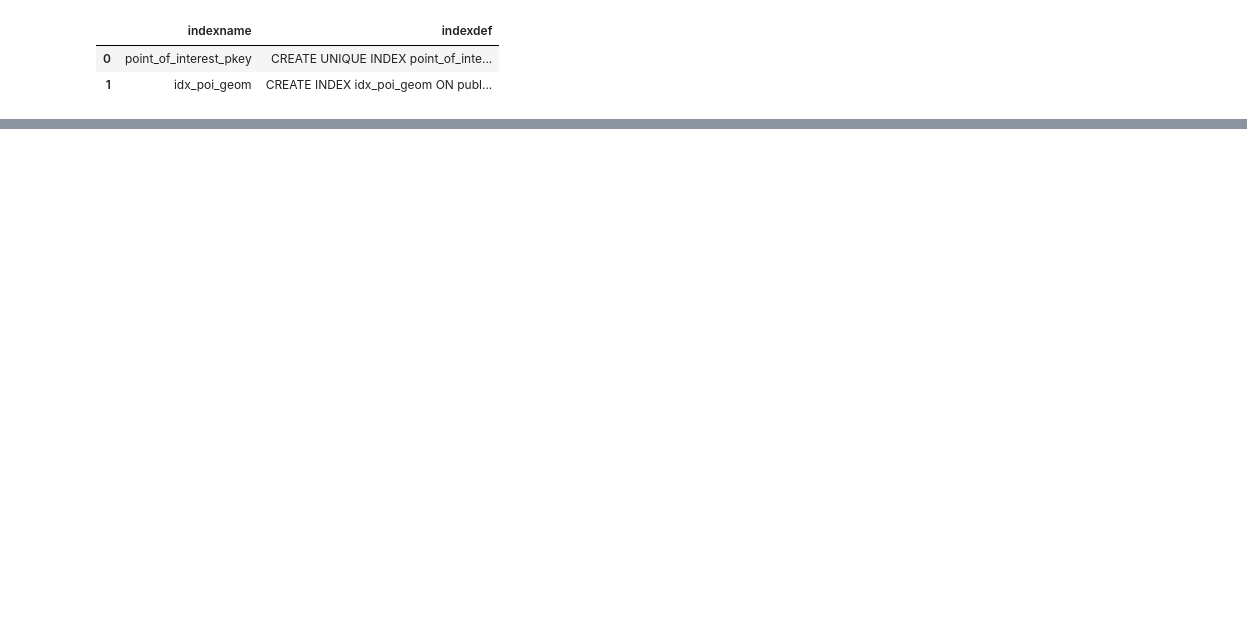
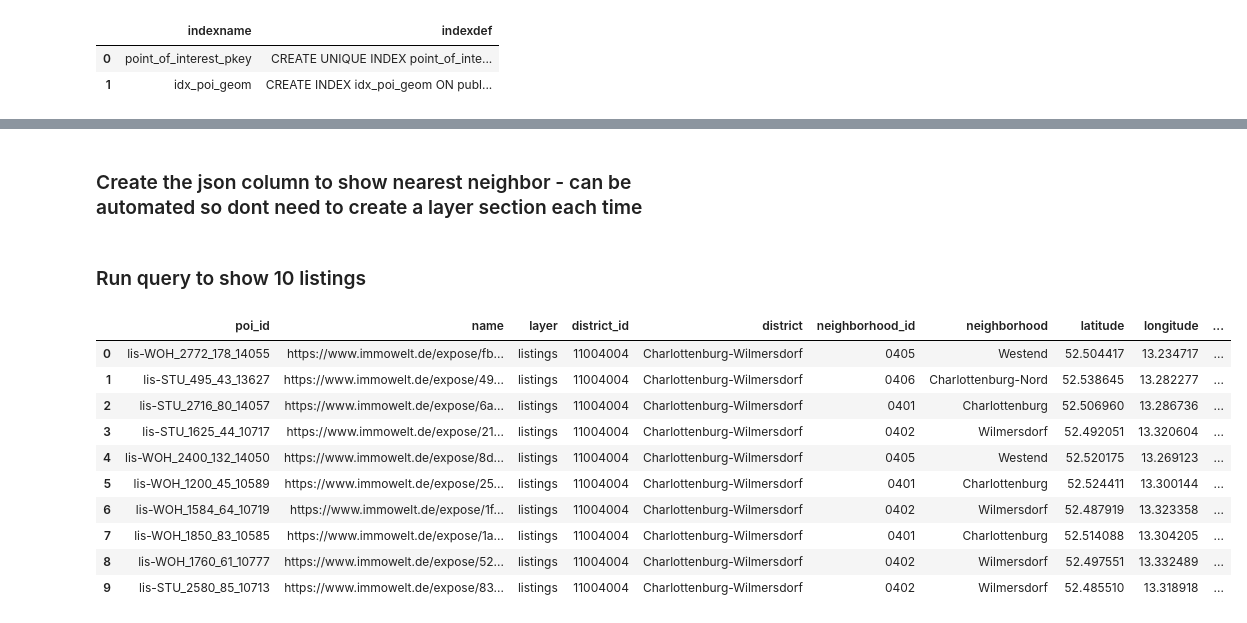
Before and after one commit to Nigar1209/berlin-poi-osm-pipeline, a Jupyter notebook: unified_tables/poi_combined.ipynb, the cells around one changed output, grey strips where cells are left out. Saved outputs shown, nothing was run; the diff lists cells and outputs as text; code cells hidden in the pictures; blank space fills up the shorter version.

Commit message:
Added nearest_pois

```diff
--- a/unified_tables/poi_combined.ipynb
+++ b/unified_tables/poi_combined.ipynb
@@ -391,0 +492,9 @@ testdf
+# %%
+query = """
+
+"""
+# Execute the query
+df = pd.read_sql(text(query), engine)
+df
+# %% [markdown]
+### Create the json column to show nearest neighbor - can be automated so dont need to create a layer section each time
@@ -391,0 +546,27 @@ testdf
+# %% [markdown]
+### Run query to show 10 listings
+# %%
+query = f"""
+SELECT *
+FROM point_of_interest
+WHERE layer = 'listings'
+LIMIT 10;
+"""
+
+# Execute the query
+with engine.connect() as conn:
+    df= pd.read_sql(text(query), conn)
+    conn.commit()  # commit the transaction
+df
+# %% [output]
+|  | poi_id | name | layer | district_id | district | neighborhood_id | neighborhood | latitude | longitude | ... |
+| 0 | lis-WOH_2772_178_14055 | https://www.immowelt.de/expose/fb... | listings | 11004004 | Charlottenburg-Wilmersdorf | 0405 | Westend | 52.504417 | 13.234717 | ... |
+| 1 | lis-STU_495_43_13627 | https://www.immowelt.de/expose/49... | listings | 11004004 | Charlottenburg-Wilmersdorf | 0406 | Charlottenburg-Nord | 52.538645 | 13.282277 | ... |
+| 2 | lis-STU_2716_80_14057 | https://www.immowelt.de/expose/6a... | listings | 11004004 | Charlottenburg-Wilmersdorf | 0401 | Charlottenburg | 52.506960 | 13.286736 | ... |
+| 3 | lis-STU_1625_44_10717 | https://www.immowelt.de/expose/21... | listings | 11004004 | Charlottenburg-Wilmersdorf | 0402 | Wilmersdorf | 52.492051 | 13.320604 | ... |
+| 4 | lis-WOH_2400_132_14050 | https://www.immowelt.de/expose/8d... | listings | 11004004 | Charlottenburg-Wilmersdorf | 0405 | Westend | 52.520175 | 13.269123 | ... |
+| 5 | lis-WOH_1200_45_10589 | https://www.immowelt.de/expose/25... | listings | 11004004 | Charlottenburg-Wilmersdorf | 0401 | Charlottenburg | 52.524411 | 13.300144 | ... |
+| 6 | lis-WOH_1584_64_10719 | https://www.immowelt.de/expose/1f... | listings | 11004004 | Charlottenburg-Wilmersdorf | 0402 | Wilmersdorf | 52.487919 | 13.323358 | ... |
+| 7 | lis-WOH_1850_83_10585 | https://www.immowelt.de/expose/1a... | listings | 11004004 | Charlottenburg-Wilmersdorf | 0401 | Charlottenburg | 52.514088 | 13.304205 | ... |
+| 8 | lis-WOH_1760_61_10777 | https://www.immowelt.de/expose/52... | listings | 11004004 | Charlottenburg-Wilmersdorf | 0402 | Wilmersdorf | 52.497551 | 13.332489 | ... |
+| 9 | lis-STU_2580_85_10713 | https://www.immowelt.de/expose/83... | listings | 11004004 | Charlottenburg-Wilmersdorf | 0402 | Wilmersdorf | 52.485510 | 13.318918 | ... |
```
Also changed, not shown: parts of 14 cells of this notebook, 2 other files.
